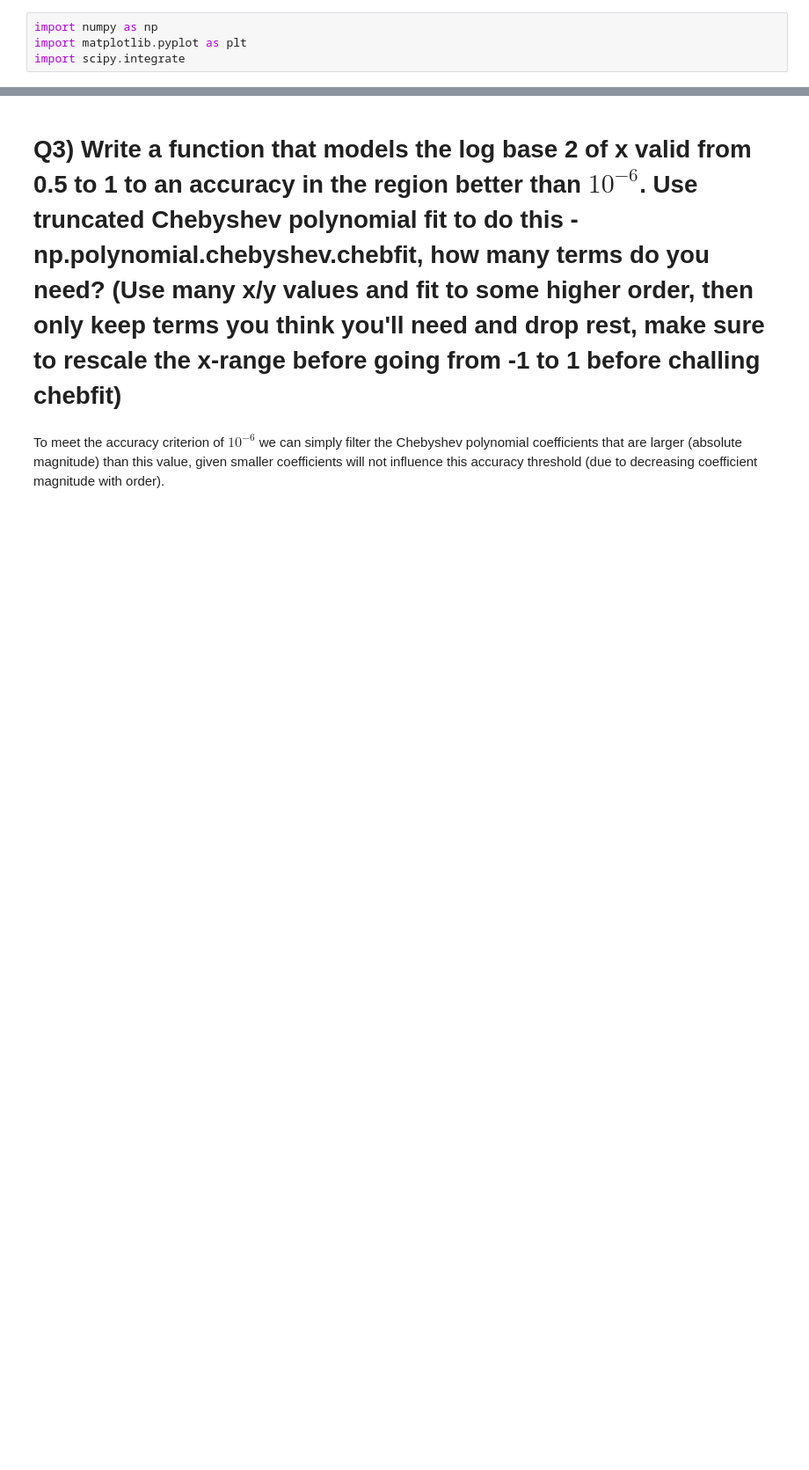
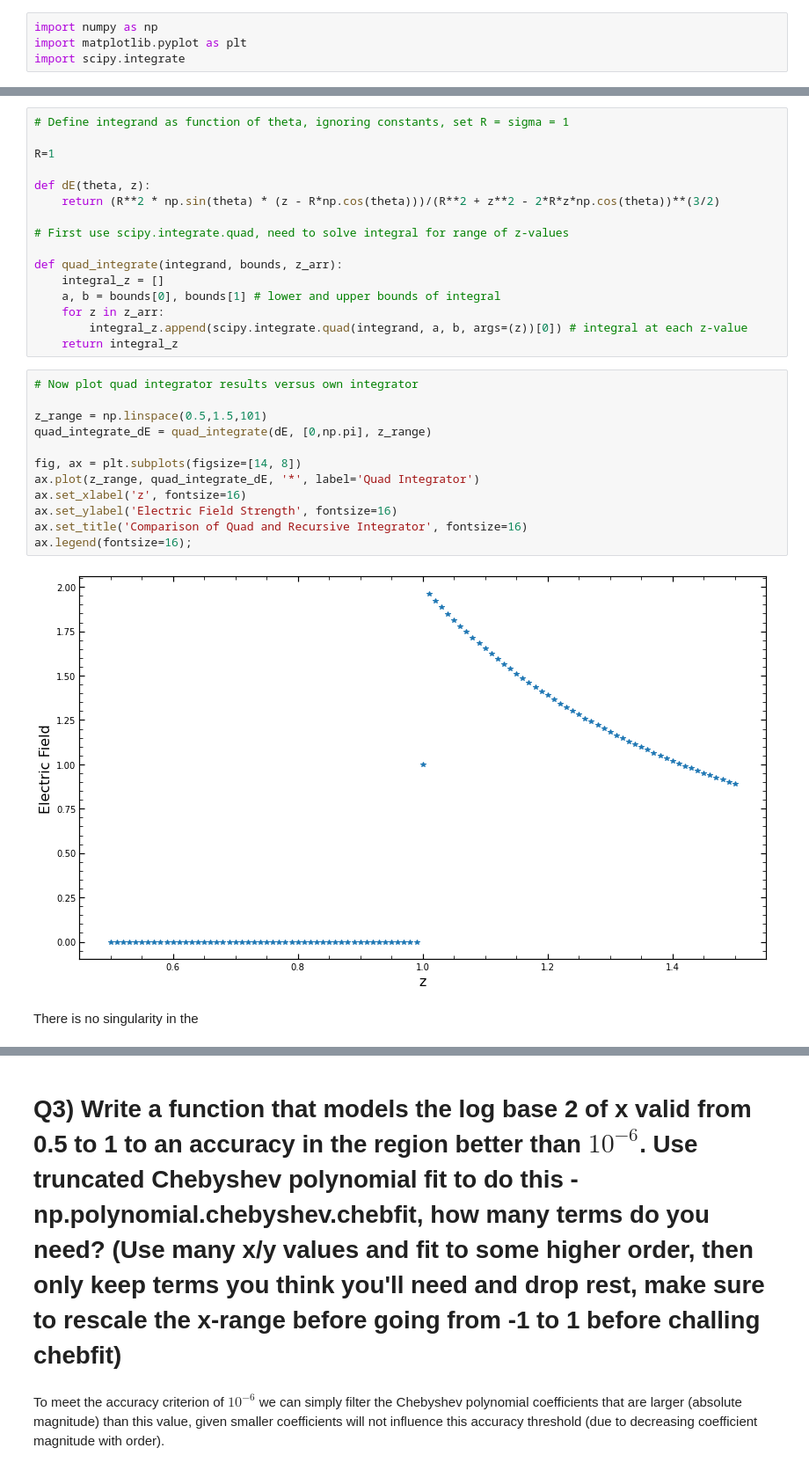
Before and after one commit to kenj19/PHYS512, a Jupyter notebook: ps2.ipynb, the cells around one changed output, grey strips where cells are left out. Shown at 88% size. Cells and saved outputs as stored; diff of their text form; blank space fills up the shorter version.

```diff
--- a/ps2.ipynb
+++ b/ps2.ipynb
@@ -4,0 +21,32 @@ import scipy.integrate
+# %%
+# Define integrand as function of theta, ignoring constants, set R = sigma = 1
+
+R=1
+
+def dE(theta, z):
+    return (R**2 * np.sin(theta) * (z - R*np.cos(theta)))/(R**2 + z**2 - 2*R*z*np.cos(theta))**(3/2)
+
+# First use scipy.integrate.quad, need to solve integral for range of z-values
+
+def quad_integrate(integrand, bounds, z_arr):
+    integral_z = []
+    a, b = bounds[0], bounds[1] # lower and upper bounds of integral
+    for z in z_arr:
+        integral_z.append(scipy.integrate.quad(integrand, a, b, args=(z))[0]) # integral at each z-value
+    return integral_z
+# %%
+# Now plot quad integrator results versus own integrator
+
+z_range = np.linspace(0.5,1.5,101)
+quad_integrate_dE = quad_integrate(dE, [0,np.pi], z_range)
+
+fig, ax = plt.subplots(figsize=[14, 8])
+ax.plot(z_range, quad_integrate_dE, '*', label='Quad Integrator')
+ax.set_xlabel('z', fontsize=16)
+ax.set_ylabel('Electric Field Strength', fontsize=16)
+ax.set_title('Comparison of Quad and Recursive Integrator', fontsize=16)
+ax.legend(fontsize=16);
+# %% [output]
+[figure, added]
+# %% [markdown]
+There is no singularity in the
```
Also changed, not shown: parts of 7 cells of this notebook.
